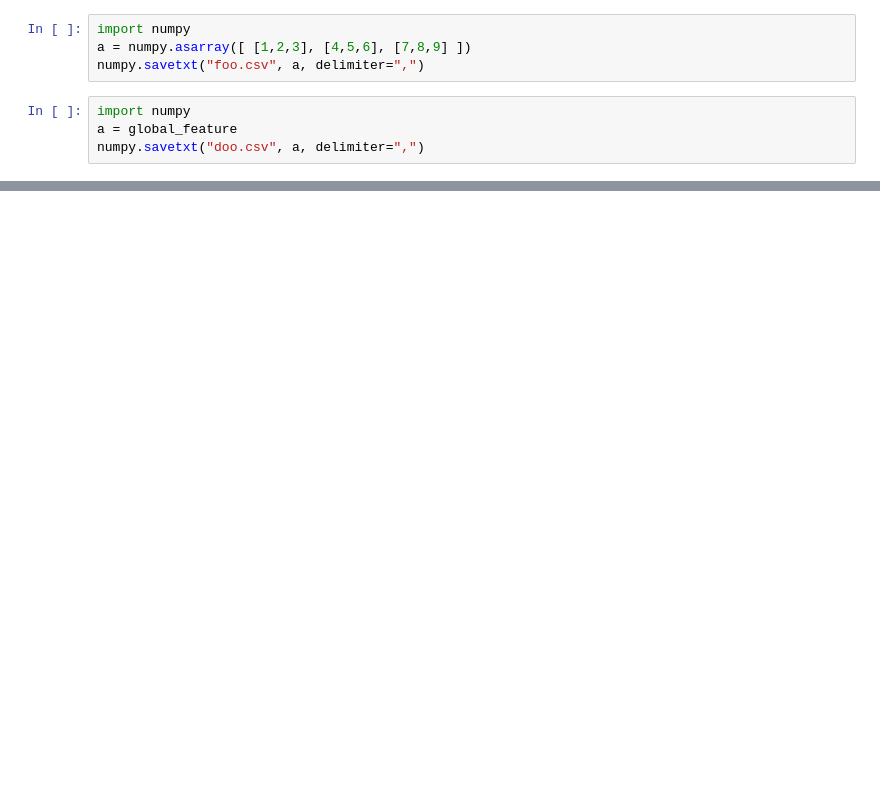
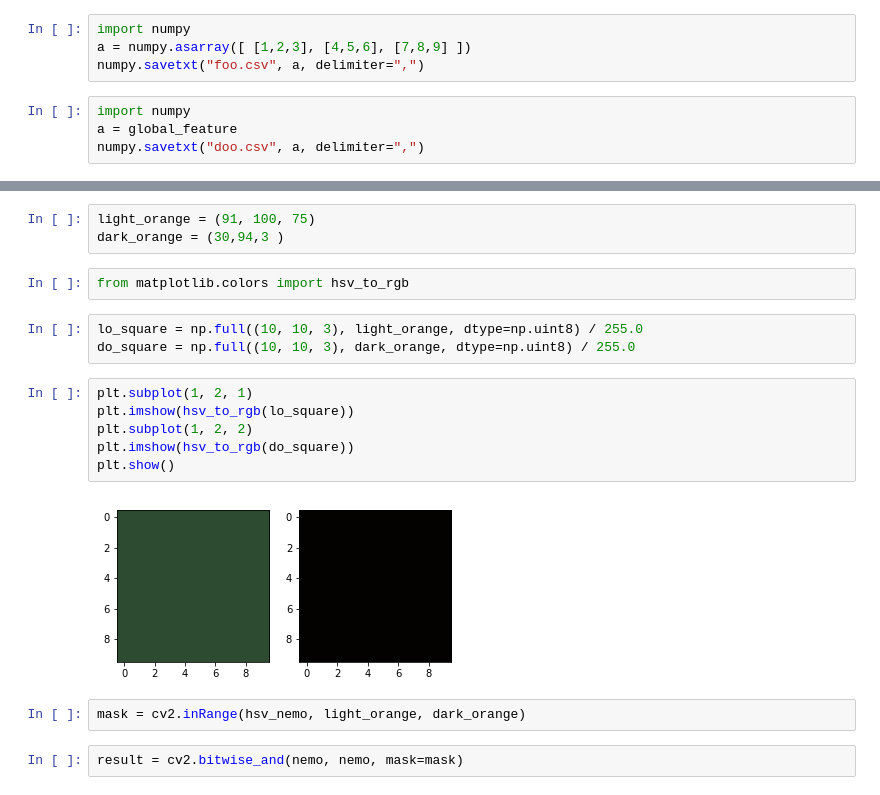
Before and after one commit to mehra-deepak/Plant-Disease-Detection, a Jupyter notebook: SC.ipynb, the cells around one changed output, grey strips where cells are left out. Cells and saved outputs as stored; diff of their text form; blank space fills up the shorter version.

```diff
--- a/SC.ipynb
+++ b/SC.ipynb
@@ -102,0 +164,20 @@ numpy.savetxt("doo.csv", a, delimiter=",")
+# %%
+light_orange = (91, 100, 75)
+dark_orange = (30,94,3 )
+# %%
+from matplotlib.colors import hsv_to_rgb
+# %%
+lo_square = np.full((10, 10, 3), light_orange, dtype=np.uint8) / 255.0
+do_square = np.full((10, 10, 3), dark_orange, dtype=np.uint8) / 255.0
+# %%
+plt.subplot(1, 2, 1)
+plt.imshow(hsv_to_rgb(lo_square))
+plt.subplot(1, 2, 2)
+plt.imshow(hsv_to_rgb(do_square))
+plt.show()
+# %% [output]
+[figure, added]
+# %%
+mask = cv2.inRange(hsv_nemo, light_orange, dark_orange)
+# %%
+result = cv2.bitwise_and(nemo, nemo, mask=mask)
```
Also changed, not shown: parts of 28 cells of this notebook.
